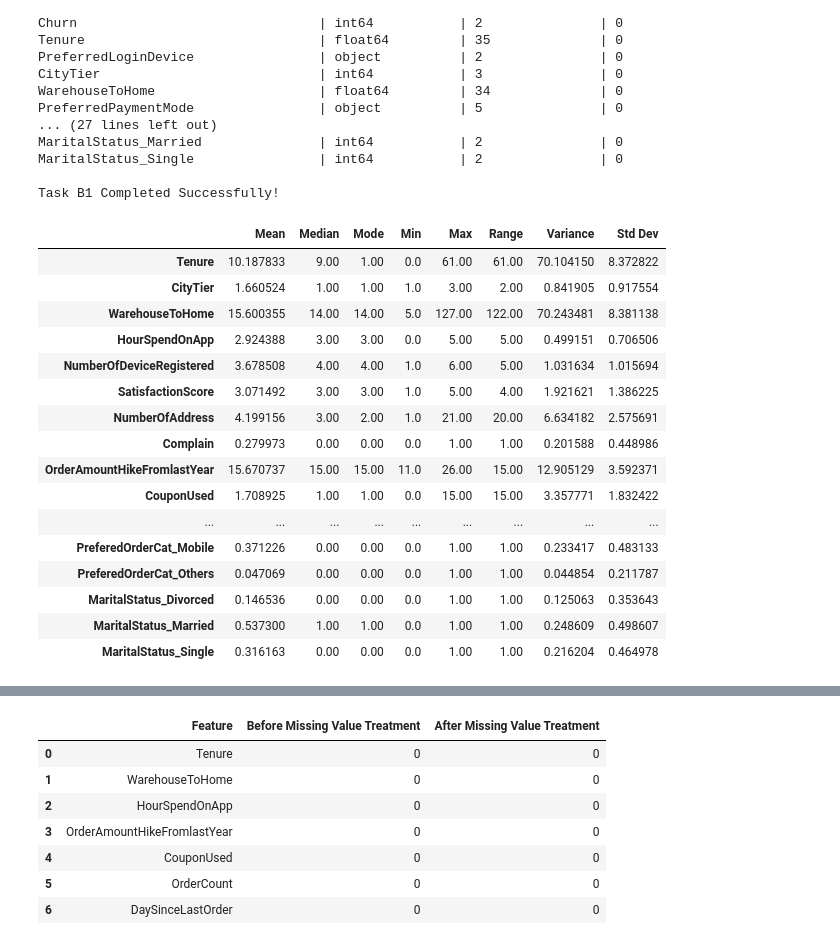
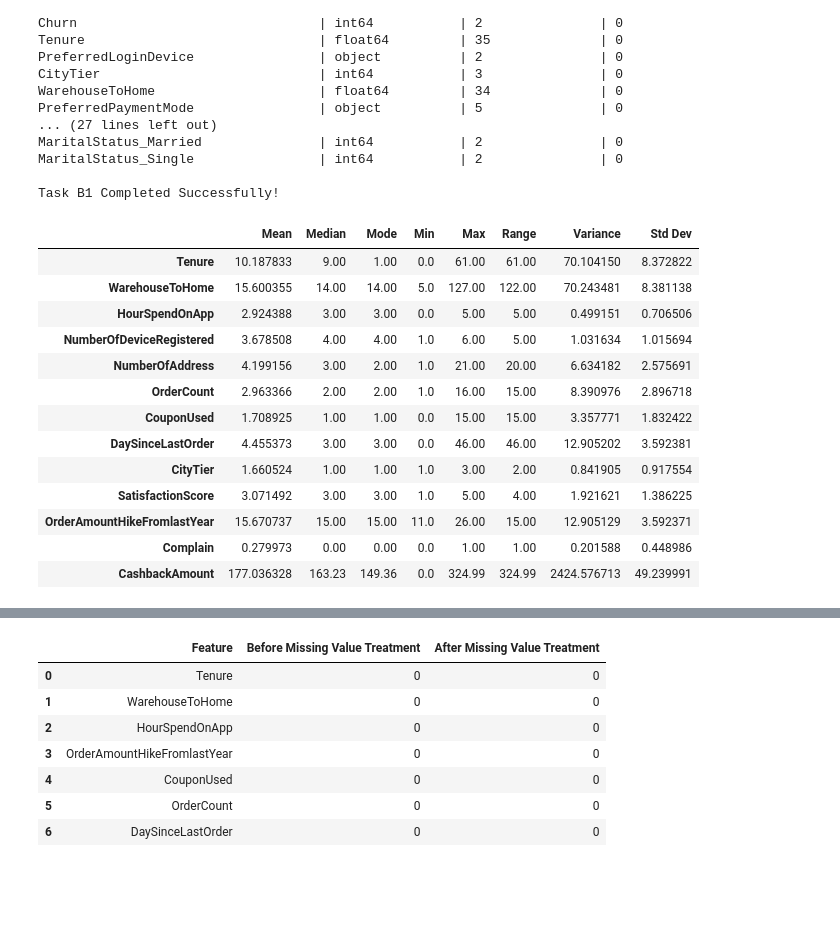
Before and after one commit to DrishtiNigam1928/CUSTOMER_CHURN, a Jupyter notebook: notebooks/main_analysis.ipynb, the cells around one changed output, grey strips where cells are left out. Saved outputs shown, nothing was run; the diff lists cells and outputs as text; code cells hidden in the pictures; blank space fills up the shorter version.

```diff
--- a/notebooks/main_analysis.ipynb
+++ b/notebooks/main_analysis.ipynb
@@ -198,45 +215,42 @@ def calc_range(min_val, max_val):
 # %%
 
 stats_dict = {}
 
-for col in numerical_vars:
+for col in features_to_test:
     values = [v for v in df[col] if pd.notna(v)]
 
     col_mean = calc_mean(values)
     col_min = calc_min(values)
     col_max = calc_max(values)
     col_median = calc_median(values)
     col_mode = calc_mode(values)
     col_variance = calc_variance(values, col_mean)
     col_std = calc_std(col_variance)
     col_range = calc_range(col_min, col_max)
 
     stats_dict[col] = {
         "Mean": col_mean, "Median": col_median, "Mode": col_mode,
         "Min": col_min, "Max": col_max, "Range": col_range,
         "Variance": col_variance, "Std Dev": col_std
     }
 
 stats_table = pd.DataFrame(stats_dict).T
 stats_table
 # %% [output]
 |  | Mean | Median | Mode | Min | Max | Range | Variance | Std Dev |
 | Tenure | 10.187833 | 9.00 | 1.00 | 0.0 | 61.00 | 61.00 | 70.104150 | 8.372822 |
-| CityTier | 1.660524 | 1.00 | 1.00 | 1.0 | 3.00 | 2.00 | 0.841905 | 0.917554 |
 | WarehouseToHome | 15.600355 | 14.00 | 14.00 | 5.0 | 127.00 | 122.00 | 70.243481 | 8.381138 |
 | HourSpendOnApp | 2.924388 | 3.00 | 3.00 | 0.0 | 5.00 | 5.00 | 0.499151 | 0.706506 |
 | NumberOfDeviceRegistered | 3.678508 | 4.00 | 4.00 | 1.0 | 6.00 | 5.00 | 1.031634 | 1.015694 |
+| NumberOfAddress | 4.199156 | 3.00 | 2.00 | 1.0 | 21.00 | 20.00 | 6.634182 | 2.575691 |
+| OrderCount | 2.963366 | 2.00 | 2.00 | 1.0 | 16.00 | 15.00 | 8.390976 | 2.896718 |
+| CouponUsed | 1.708925 | 1.00 | 1.00 | 0.0 | 15.00 | 15.00 | 3.357771 | 1.832422 |
+| DaySinceLastOrder | 4.455373 | 3.00 | 3.00 | 0.0 | 46.00 | 46.00 | 12.905202 | 3.592381 |
+| CityTier | 1.660524 | 1.00 | 1.00 | 1.0 | 3.00 | 2.00 | 0.841905 | 0.917554 |
 | SatisfactionScore | 3.071492 | 3.00 | 3.00 | 1.0 | 5.00 | 4.00 | 1.921621 | 1.386225 |
-| NumberOfAddress | 4.199156 | 3.00 | 2.00 | 1.0 | 21.00 | 20.00 | 6.634182 | 2.575691 |
+| OrderAmountHikeFromlastYear | 15.670737 | 15.00 | 15.00 | 11.0 | 26.00 | 15.00 | 12.905129 | 3.592371 |
 | Complain | 0.279973 | 0.00 | 0.00 | 0.0 | 1.00 | 1.00 | 0.201588 | 0.448986 |
-| OrderAmountHikeFromlastYear | 15.670737 | 15.00 | 15.00 | 11.0 | 26.00 | 15.00 | 12.905129 | 3.592371 |
-| CouponUsed | 1.708925 | 1.00 | 1.00 | 0.0 | 15.00 | 15.00 | 3.357771 | 1.832422 |
-| ... | ... | ... | ... | ... | ... | ... | ... | ... |
-| PreferedOrderCat_Mobile | 0.371226 | 0.00 | 0.00 | 0.0 | 1.00 | 1.00 | 0.233417 | 0.483133 |
-| PreferedOrderCat_Others | 0.047069 | 0.00 | 0.00 | 0.0 | 1.00 | 1.00 | 0.044854 | 0.211787 |
-| MaritalStatus_Divorced | 0.146536 | 0.00 | 0.00 | 0.0 | 1.00 | 1.00 | 0.125063 | 0.353643 |
-| MaritalStatus_Married | 0.537300 | 1.00 | 1.00 | 0.0 | 1.00 | 1.00 | 0.248609 | 0.498607 |
-| MaritalStatus_Single | 0.316163 | 0.00 | 0.00 | 0.0 | 1.00 | 1.00 | 0.216204 | 0.464978 |
+| CashbackAmount | 177.036328 | 163.23 | 149.36 | 0.0 | 324.99 | 324.99 | 2424.576713 | 49.239991 |
 # %%
 # C1
 missing_count = df.isnull().sum()
```
Also changed, not shown: parts of 25 cells of this notebook.
